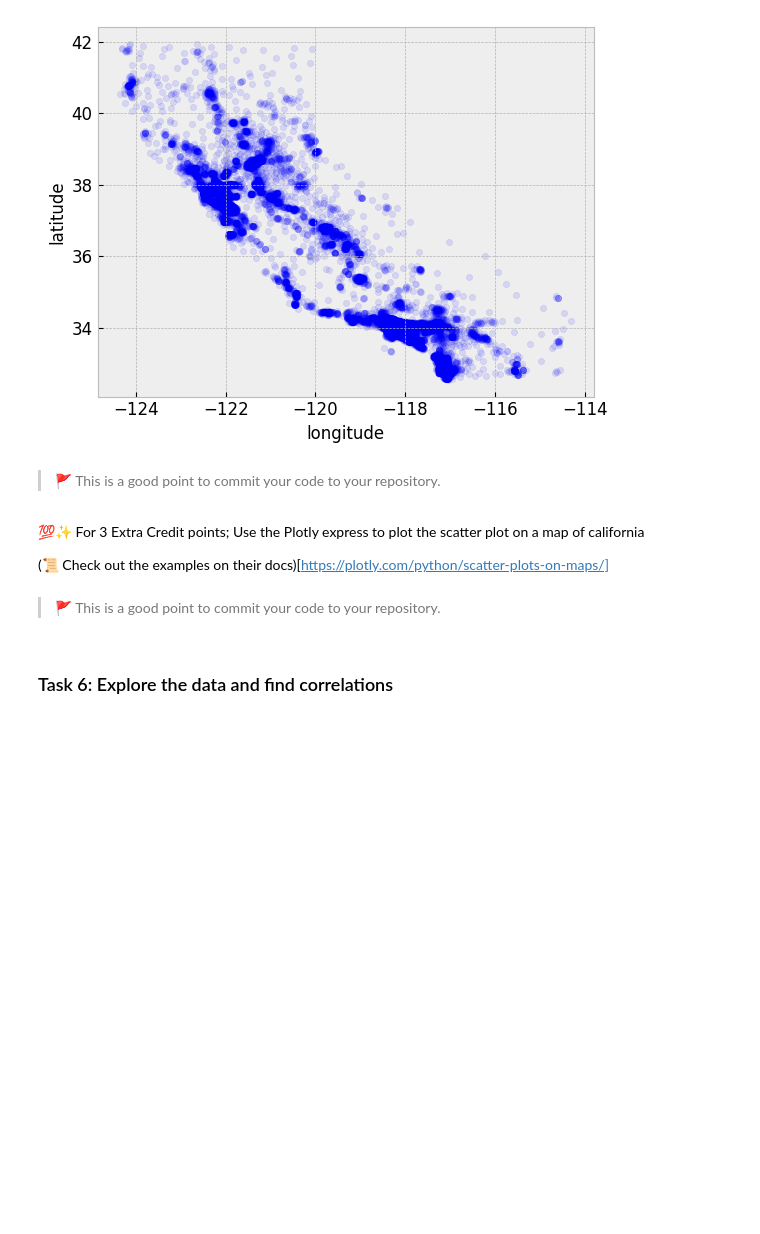
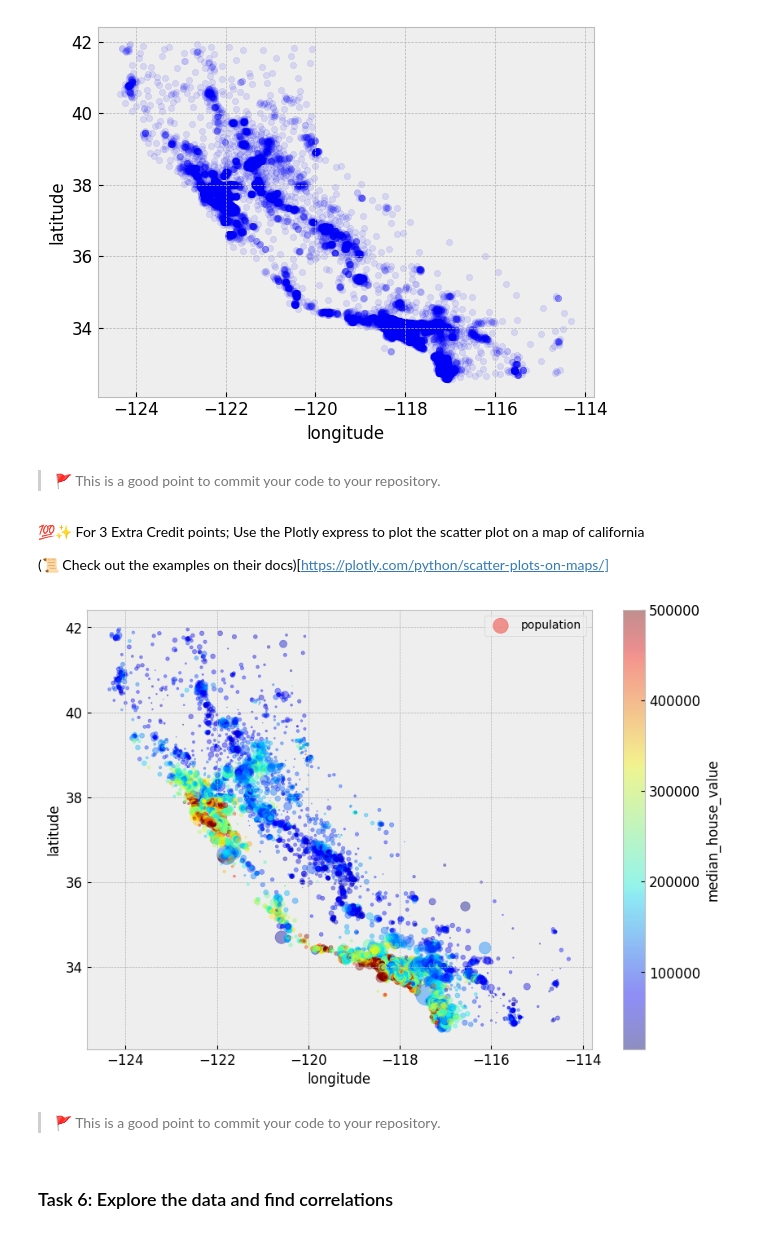
Before and after one commit to IT4063-Spring2025/eda-assignment-ravinayakk, a Jupyter notebook: notebook.ipynb, the cells around one changed output. Cells and saved outputs as stored; diff of their text form; code cells hidden in the pictures; blank space fills up the shorter version.

```diff
--- a/notebook.ipynb
+++ b/notebook.ipynb
@@ -231,3 +229,13 @@ plt.show()
+# %%
+# 💻💯✨ Plot the data on a map of California
+housing.plot.scatter(x="longitude", y="latitude", alpha=0.4,
+    s=housing["population"]/100, label="population", figsize=(10,7),
+    c="median_house_value", cmap=plt.get_cmap("jet"), colorbar=True,
+)
+plt.legend()
+plt.show()
+# %% [output]
+[figure, added]
 # %% [markdown]
 > 🚩 This is a good point to commit your code to your repository.
 # %% [markdown]
```
Also changed, not shown: parts of 3 cells of this notebook.
